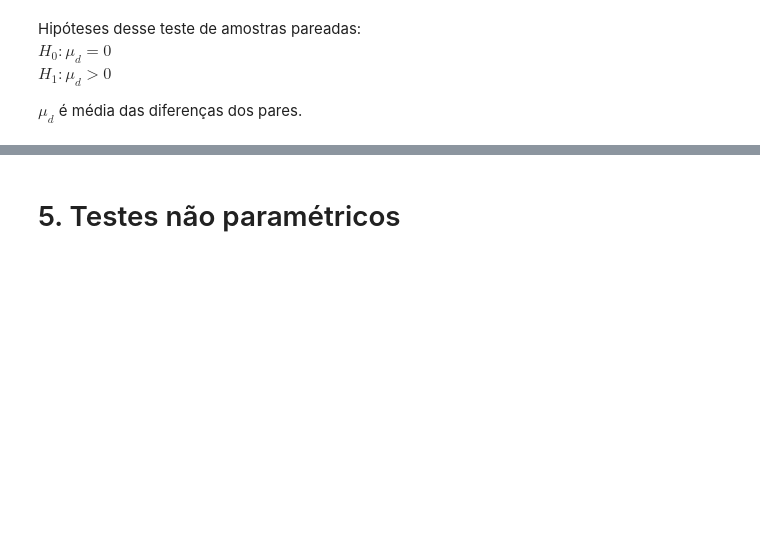
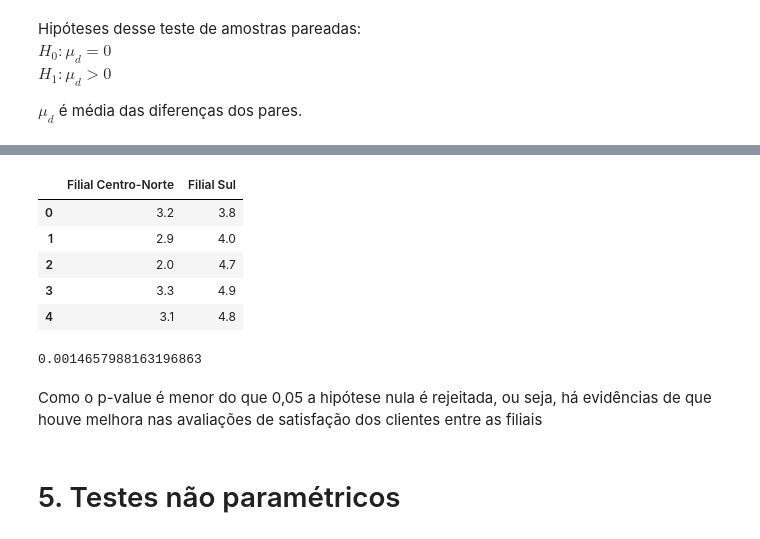
Before and after one commit to biancamcunha/Data-Science-Alura, a Jupyter notebook: [Aula_0]_Data_Science_Testes_com_Data_Science.ipynb, the cells around one changed output, grey strips where cells are left out. Drawn from its saved outputs; the diff is of its cells as text; code cells hidden in the pictures; blank space fills up the shorter version.

```diff
--- a/[Aula_0]_Data_Science_Testes_com_Data_Science.ipynb
+++ b/[Aula_0]_Data_Science_Testes_com_Data_Science.ipynb
@@ -620,3 +797,21 @@ $μ_d$ é média das diferenças dos pares.
+# %%
+df_filiais = pd.DataFrame({'Filial Centro-Norte': [3.2, 2.9, 2.0, 3.3, 3.1],
+                           'Filial Sul': [3.8, 4.0, 4.7, 4.9, 4.8]})
+df_filiais
+# %% [output]
+|  | Filial Centro-Norte | Filial Sul |
+| 0 | 3.2 | 3.8 |
+| 1 | 2.9 | 4.0 |
+| 2 | 2.0 | 4.7 |
+| 3 | 3.3 | 4.9 |
+| 4 | 3.1 | 4.8 |
+# %%
+stats, p_value = ttest_ind(df_filiais['Filial Centro-Norte'], df_filiais['Filial Sul'], alternative='two-sided')
+p_value
+# %% [output]
+0.0014657988163196863
+# %% [markdown]
+Como o p-value é menor do que 0,05 a hipótese nula é rejeitada, ou seja, há evidências de que houve melhora nas avaliações de satisfação dos clientes entre as filiais
 # %% [markdown]
 # 5. Testes não paramétricos
 # %% [markdown]
```
Also changed, not shown: parts of 56 cells of this notebook.
